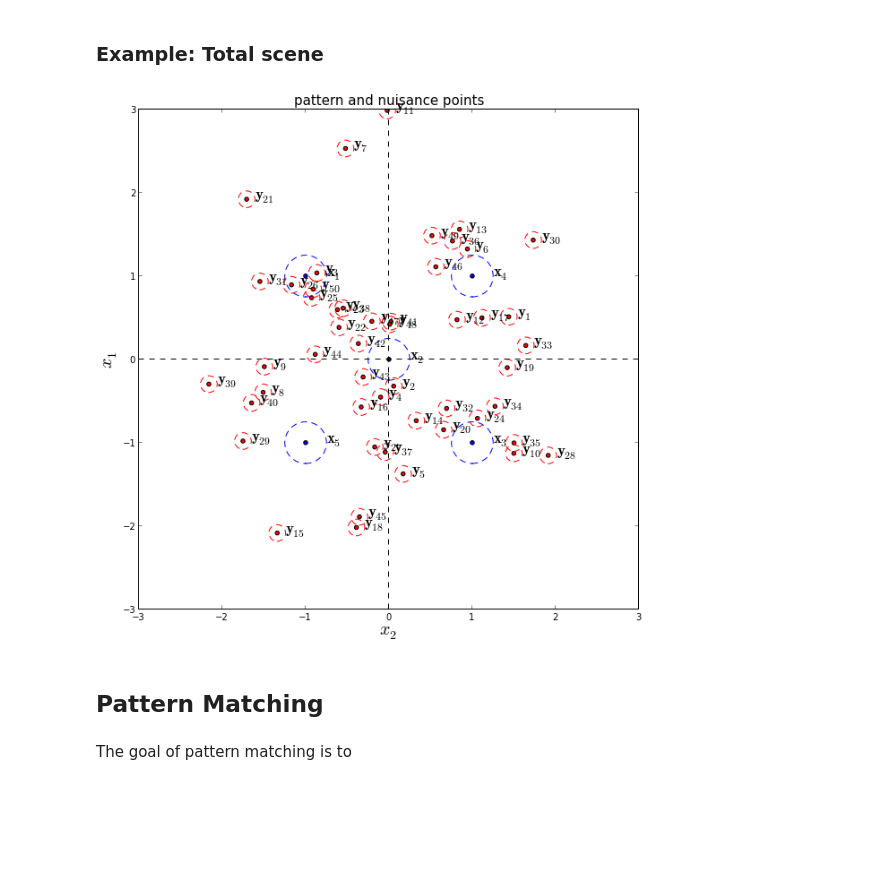
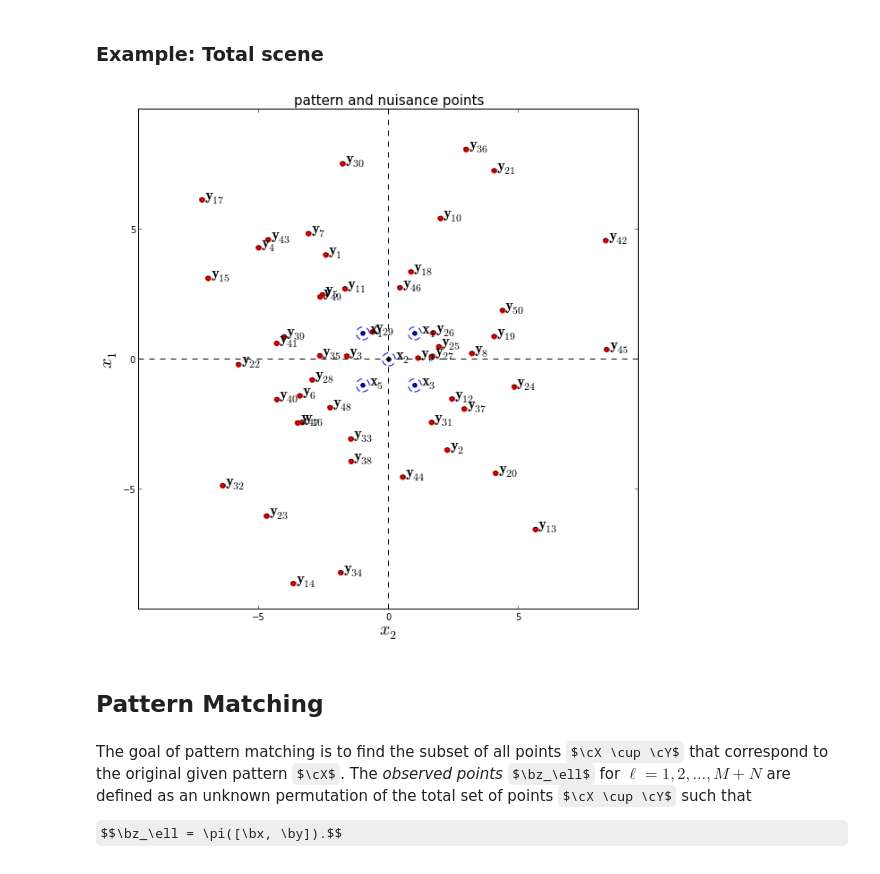
Before and after one commit to zacchance/notebooks, a Jupyter notebook: false pattern match.ipynb, the cells around one changed output. Drawn from its saved outputs; the diff is of its cells as text; code cells hidden in the pictures; some formulas as TeX source; blank space fills up the shorter version.

Commit message:
- Updated 'false pattern match' notebook

```diff
--- a/false pattern match.ipynb
+++ b/false pattern match.ipynb
@@ -56,21 +56,21 @@ mean_vec = np.array([[-1, 1],[0, 0],[1, -1],[1, 1],[-1,-1]])
 x_i = mean_vec
 P = sigma_x**2 * np.eye(2)
 # %%
-xmax = 3.0
-ymax = 3.0
+max_x = np.ndarray.max(abs(x_i))
+edge = max_x + 2.0*sigma_x
 
 pl.figure(figsize = (7,7))
 
 for n in range(N):
-    plotEllipse([x_i[n,0],x_i[n,1]],P,'k','none')
+    plotEllipse([x_i[n,0],x_i[n,1]],P,'b','none')
     pl.scatter(x_i[n,0],x_i[n,1])
     pl.text(x_i[n,0]+sigma_x/2,x_i[n,1],'$\mathbf{x}_' + str(n + 1) + '$',fontsize = 17)
 
-pl.plot([-xmax,xmax], [0, 0],'k--')
-pl.plot([0, 0],[-ymax,ymax],'k--')
+pl.plot([-edge,edge], [0, 0],'k--')
+pl.plot([0, 0],[-edge,edge],'k--')
 pl.title('given pattern',fontsize = 15)
 pl.ylabel('$x_1$',fontsize = 20)
 pl.xlabel('$x_2$',fontsize = 20)
 pl.axis('scaled')
-pl.axis([-xmax, xmax, -ymax, ymax]);
+pl.axis([-edge, edge, -edge, edge]);
 # %% [output]
@@ -90,30 +90,38 @@ The auxillary points $\by_j$ are also independently drawn and Gaussian distribut
 # %%
 M = 50
 sigma_y = .2
-y_j = np.random.randn(M,2)
+sigma_u = 2
+y_j = sigma_u**2 * np.random.randn(M,2)
 Q = sigma_y**2 * np.eye(2)
 # %%
+max_y = np.ndarray.max(abs(y_j))
+total_max = max(max_x,max_y)
+sigma_max = max(sigma_x,sigma_y)
+edge = total_max + 2.0*sigma_max
+
 pl.figure(figsize = (10,10))
 for n in range(N):
     plotEllipse([x_i[n,0],x_i[n,1]],P,'b','none')
     pl.scatter(x_i[n,0],x_i[n,1],c='b')
     pl.text(x_i[n,0]+sigma_x/2,x_i[n,1],'$\mathbf{x}_{' + str(n + 1) + '}$',fontsize = 17)
 
 for m in range(M):
     plotEllipse([y_j[m,0],y_j[m,1]],Q,'r','none')
     pl.scatter(y_j[m,0],y_j[m,1],c='r')
     pl.text(y_j[m,0]+sigma_y/2,y_j[m,1],'$\mathbf{y}_{' + str(m + 1) + '}$',fontsize = 17)
 
-pl.plot([-xmax,xmax], [0, 0],'k--')
-pl.plot([0, 0],[-ymax,ymax],'k--')
+pl.plot([-edge,edge], [0, 0],'k--')
+pl.plot([0, 0],[-edge,edge],'k--')
 pl.title('pattern and nuisance points',fontsize = 15)
 pl.ylabel('$x_1$',fontsize = 20)
 pl.xlabel('$x_2$',fontsize = 20)
 pl.axis('scaled')
-pl.axis([-xmax, xmax, -ymax, ymax]);
+pl.axis([-edge, edge, -edge, edge]);
 # %% [output]
-[figure, old version]
+[figure, new version]
 # %% [markdown]
 ## Pattern Matching
-# %% [markdown]
-The goal of pattern matching is to
+# %% [markdown]
+The goal of pattern matching is to find the subset of all points $\cX \cup \cY$ that correspond to the original given pattern $\cX$.  The _observed points_ $\bz_\ell$ for $\ell = 1,2,\ldots,M+N$ are defined as an unknown permutation of the total set of points $\cX \cup \cY$ such that
+
+$$\bz_\ell = \pi([\bx, \by]).$$
```
Also changed, not shown: parts of 2 cells of this notebook.
